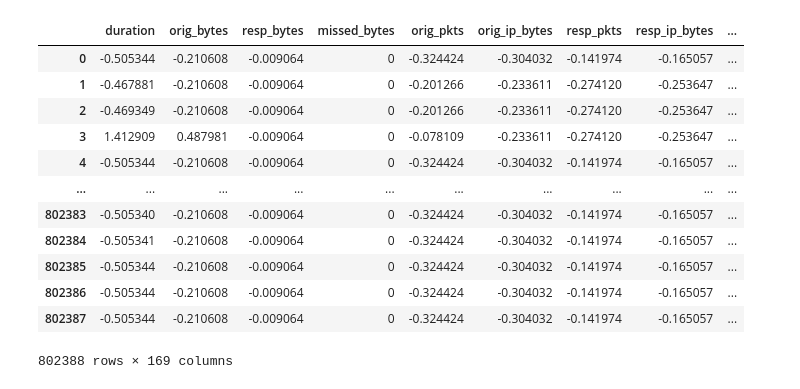
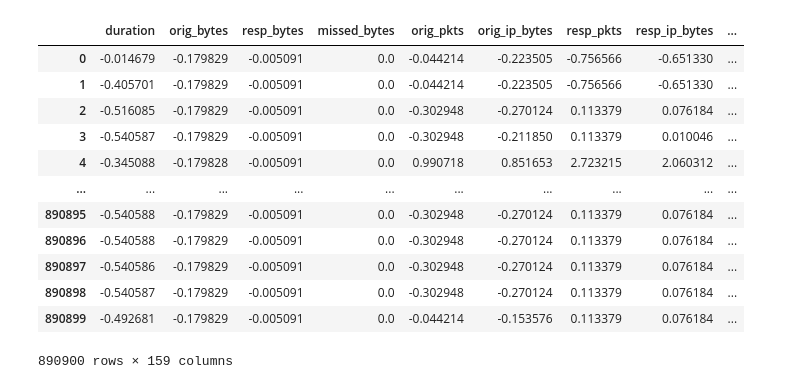
Before and after one commit to ivoafonsobispo/AI-IoT-Security-Detection, a Jupyter notebook: Notebooks/SMOTE-NC_Categorical_Application_Verification.ipynb, the cells around one changed output. Saved outputs shown, nothing was run; the diff lists cells and outputs as text; code cells hidden in the pictures.

```diff
--- a/Notebooks/SMOTE-NC_Categorical_Application_Verification.ipynb
+++ b/Notebooks/SMOTE-NC_Categorical_Application_Verification.ipynb
@@ -2,22 +2,22 @@
 import pandas as pd
 import numpy as np
 # %%
-df = pd.read_csv("../Datasets/multiclass/smotenc/train_smote_data.csv")
+df = pd.read_csv("../Datasets/IoT-23_train_smote.csv")
 display(df)
 # %% [output]
 |  | duration | orig_bytes | resp_bytes | missed_bytes | orig_pkts | orig_ip_bytes | resp_pkts | resp_ip_bytes | ... |
-| 0 | -0.505344 | -0.210608 | -0.009064 | 0 | -0.324424 | -0.304032 | -0.141974 | -0.165057 | ... |
-| 1 | -0.467881 | -0.210608 | -0.009064 | 0 | -0.201266 | -0.233611 | -0.274120 | -0.253647 | ... |
-| 2 | -0.469349 | -0.210608 | -0.009064 | 0 | -0.201266 | -0.233611 | -0.274120 | -0.253647 | ... |
-| 3 | 1.412909 | 0.487981 | -0.009064 | 0 | -0.078109 | -0.233611 | -0.274120 | -0.253647 | ... |
-| 4 | -0.505344 | -0.210608 | -0.009064 | 0 | -0.324424 | -0.304032 | -0.141974 | -0.165057 | ... |
+| 0 | -0.014679 | -0.179829 | -0.005091 | 0.0 | -0.044214 | -0.223505 | -0.756566 | -0.651330 | ... |
+| 1 | -0.405701 | -0.179829 | -0.005091 | 0.0 | -0.044214 | -0.223505 | -0.756566 | -0.651330 | ... |
+| 2 | -0.516085 | -0.179829 | -0.005091 | 0.0 | -0.302948 | -0.270124 | 0.113379 | 0.076184 | ... |
+| 3 | -0.540587 | -0.179829 | -0.005091 | 0.0 | -0.302948 | -0.211850 | 0.113379 | 0.010046 | ... |
+| 4 | -0.345088 | -0.179828 | -0.005091 | 0.0 | 0.990718 | 0.851653 | 2.723215 | 2.060312 | ... |
 | ... | ... | ... | ... | ... | ... | ... | ... | ... | ... |
-| 802383 | -0.505340 | -0.210608 | -0.009064 | 0 | -0.324424 | -0.304032 | -0.141974 | -0.165057 | ... |
-| 802384 | -0.505341 | -0.210608 | -0.009064 | 0 | -0.324424 | -0.304032 | -0.141974 | -0.165057 | ... |
-| 802385 | -0.505344 | -0.210608 | -0.009064 | 0 | -0.324424 | -0.304032 | -0.141974 | -0.165057 | ... |
-| 802386 | -0.505344 | -0.210608 | -0.009064 | 0 | -0.324424 | -0.304032 | -0.141974 | -0.165057 | ... |
-| 802387 | -0.505344 | -0.210608 | -0.009064 | 0 | -0.324424 | -0.304032 | -0.141974 | -0.165057 | ... |
+| 890895 | -0.540588 | -0.179829 | -0.005091 | 0.0 | -0.302948 | -0.270124 | 0.113379 | 0.076184 | ... |
+| 890896 | -0.540588 | -0.179829 | -0.005091 | 0.0 | -0.302948 | -0.270124 | 0.113379 | 0.076184 | ... |
+| 890897 | -0.540586 | -0.179829 | -0.005091 | 0.0 | -0.302948 | -0.270124 | 0.113379 | 0.076184 | ... |
+| 890898 | -0.540587 | -0.179829 | -0.005091 | 0.0 | -0.302948 | -0.270124 | 0.113379 | 0.076184 | ... |
+| 890899 | -0.492681 | -0.179829 | -0.005091 | 0.0 | -0.044214 | -0.153576 | 0.113379 | 0.076184 | ... |
-802388 rows × 169 columns
+890900 rows × 159 columns
 # %%
 # Check if there is only one field with the value of 1
 def checkFields(row):
```
Also changed, not shown: parts of 13 cells of this notebook, 9 other files.
